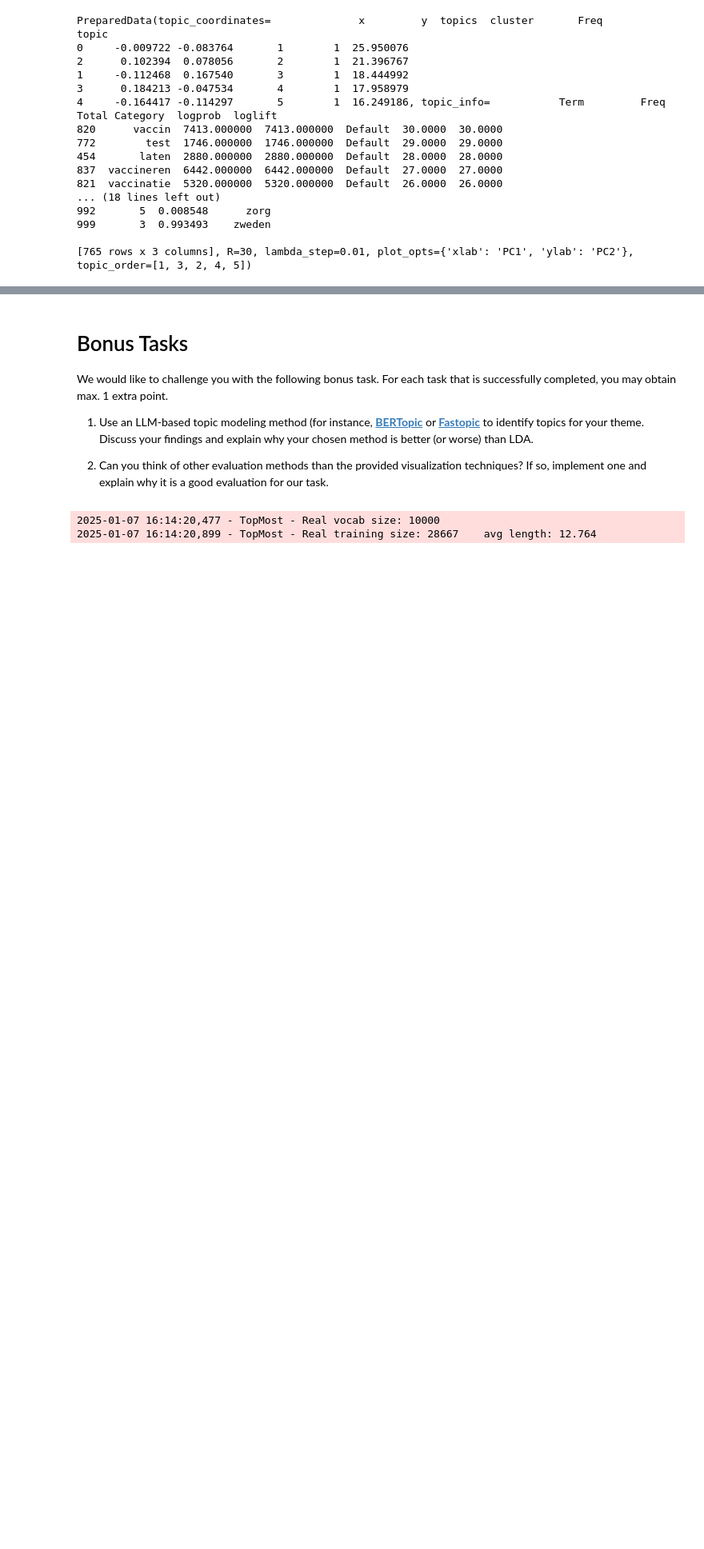
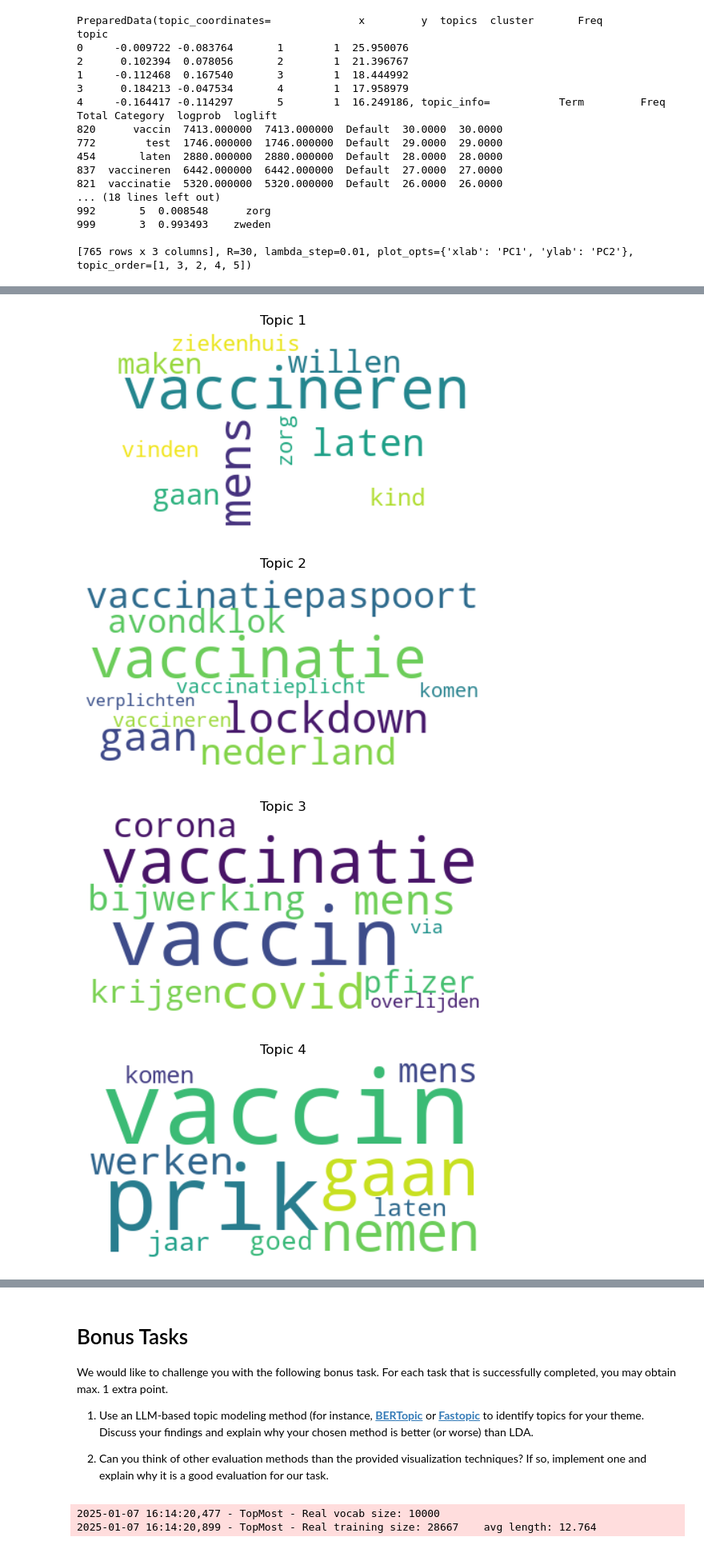
Before and after one commit to dmHarmsen/APML-Assignement-2, a Jupyter notebook: Assignment_3.ipynb, the cells around one changed output, grey strips where cells are left out. Shown at 80% size. Drawn from its saved outputs; the diff is of its cells as text; code cells hidden in the pictures; blank space fills up the shorter version.

```diff
--- a/Assignment_3.ipynb
+++ b/Assignment_3.ipynb
@@ -375,0 +395,18 @@ topic
+# %%
+# Word cloud visualization for each cluster of the Kmeans
+
+for i, topic in enumerate(lda_model.components_):
+    top_indices = topic.argsort()[-10:]
+    word_freq = {bow_feature_names[j]: topic[j] for j in top_indices}
+
+    #create word cloud
+    wordcloud = WordCloud(background_color='white').generate_from_frequencies(word_freq)
+    plt.imshow(wordcloud, interpolation='bilinear')
+    plt.axis('off')
+    plt.title(f"Topic {i + 1}")
+    plt.show()
+# %% [output]
+[figure, added]
+[figure, added]
+[figure, added]
+[figure, added]
```
Also changed, not shown: parts of 10 cells of this notebook.
